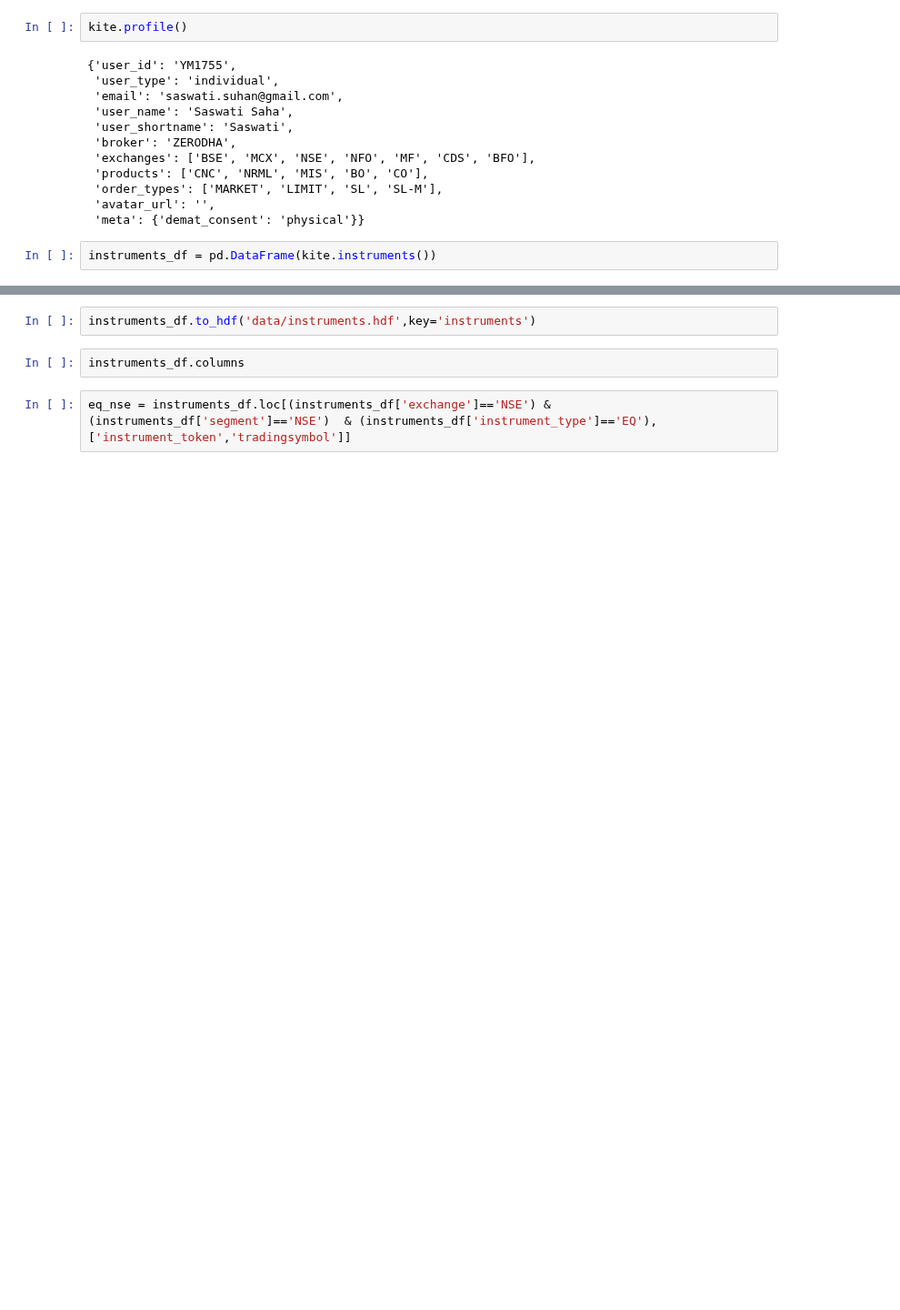
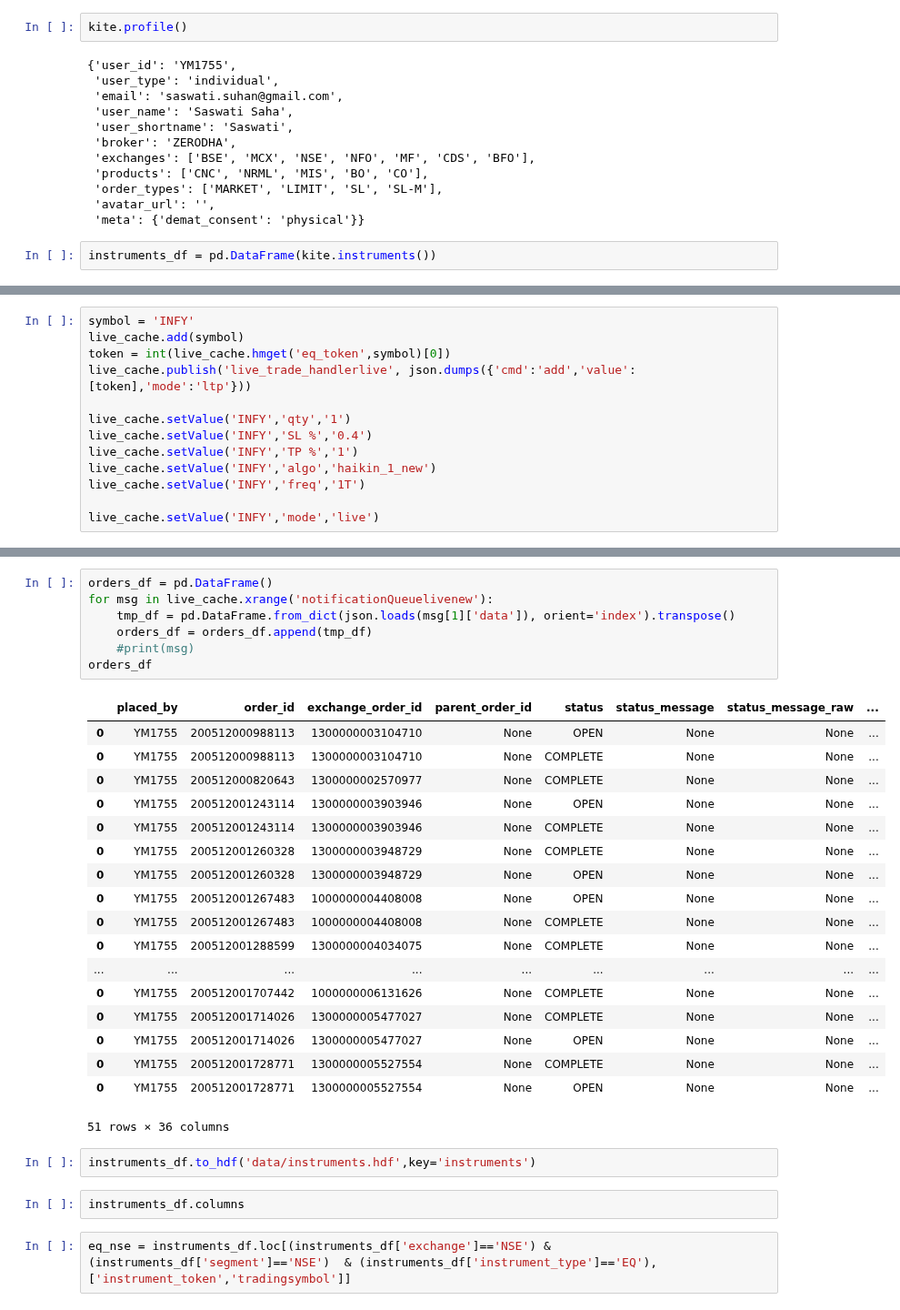
Before and after one commit to suhansaha/algotrader, a Jupyter notebook: src/freedom_v2_unit_test.ipynb, the cells around one changed output, grey strips where cells are left out. Shown at 91% size. Cells and saved outputs as stored; diff of their text form; blank space fills up the shorter version.

```diff
--- a/src/freedom_v2_unit_test.ipynb
+++ b/src/freedom_v2_unit_test.ipynb
@@ -486,0 +414,13 @@ kite.trades()
+# %%
+symbol = 'INFY'
+live_cache.add(symbol)
+token = int(live_cache.hmget('eq_token',symbol)[0])
+live_cache.publish('live_trade_handlerlive', json.dumps({'cmd':'add','value':[token],'mode':'ltp'}))
+
+live_cache.setValue('INFY','qty','1')
+live_cache.setValue('INFY','SL %','0.4')
+live_cache.setValue('INFY','TP %','1')
+live_cache.setValue('INFY','algo','haikin_1_new')
+live_cache.setValue('INFY','freq','1T')
+
+live_cache.setValue('INFY','mode','live')
@@ -487,3 +481,29 @@ kite.trades()
+# %%
+orders_df = pd.DataFrame()
+for msg in live_cache.xrange('notificationQueuelivenew'):
+    tmp_df = pd.DataFrame.from_dict(json.loads(msg[1]['data']), orient='index').transpose()
+    orders_df = orders_df.append(tmp_df)
+    #print(msg)
+orders_df
+# %% [output]
+|  | placed_by | order_id | exchange_order_id | parent_order_id | status | status_message | status_message_raw | ... |
+| 0 | YM1755 | 200512000988113 | 1300000003104710 | None | OPEN | None | None | ... |
+| 0 | YM1755 | 200512000988113 | 1300000003104710 | None | COMPLETE | None | None | ... |
+| 0 | YM1755 | 200512000820643 | 1300000002570977 | None | COMPLETE | None | None | ... |
+| 0 | YM1755 | 200512001243114 | 1300000003903946 | None | OPEN | None | None | ... |
+| 0 | YM1755 | 200512001243114 | 1300000003903946 | None | COMPLETE | None | None | ... |
+| 0 | YM1755 | 200512001260328 | 1300000003948729 | None | COMPLETE | None | None | ... |
+| 0 | YM1755 | 200512001260328 | 1300000003948729 | None | OPEN | None | None | ... |
+| 0 | YM1755 | 200512001267483 | 1000000004408008 | None | OPEN | None | None | ... |
+| 0 | YM1755 | 200512001267483 | 1000000004408008 | None | COMPLETE | None | None | ... |
+| 0 | YM1755 | 200512001288599 | 1300000004034075 | None | COMPLETE | None | None | ... |
+| ... | ... | ... | ... | ... | ... | ... | ... | ... |
+| 0 | YM1755 | 200512001707442 | 1000000006131626 | None | COMPLETE | None | None | ... |
+| 0 | YM1755 | 200512001714026 | 1300000005477027 | None | COMPLETE | None | None | ... |
+| 0 | YM1755 | 200512001714026 | 1300000005477027 | None | OPEN | None | None | ... |
+| 0 | YM1755 | 200512001728771 | 1300000005527554 | None | COMPLETE | None | None | ... |
+| 0 | YM1755 | 200512001728771 | 1300000005527554 | None | OPEN | None | None | ... |
+51 rows × 36 columns
 # %%
 instruments_df.to_hdf('data/instruments.hdf',key='instruments')
 # %%
```
Also changed, not shown: parts of 35 cells of this notebook, 4 other files.
